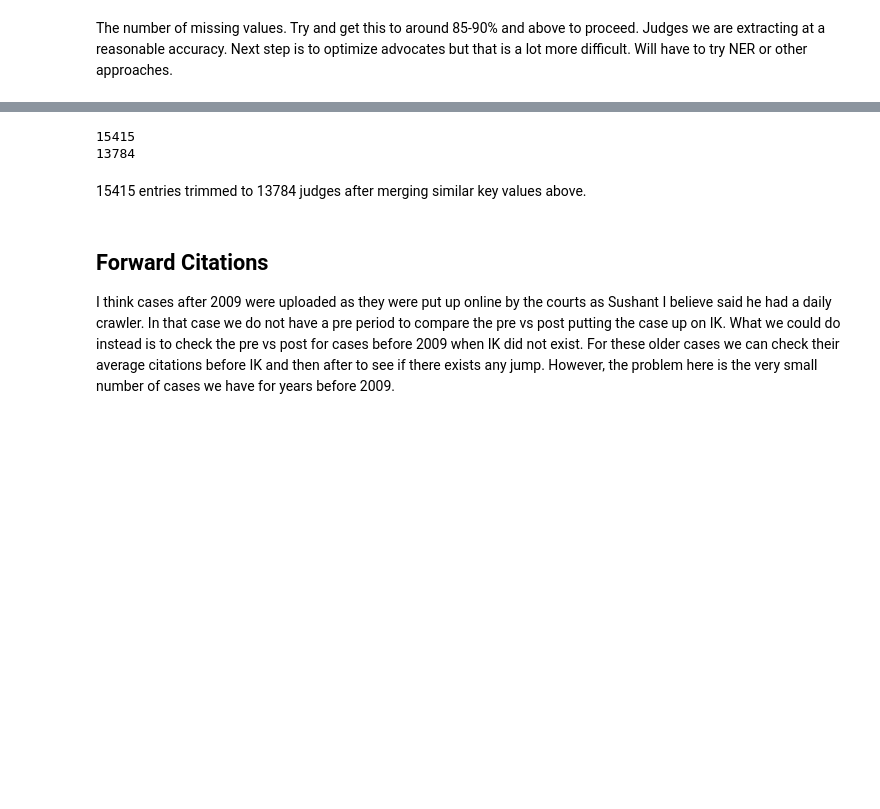
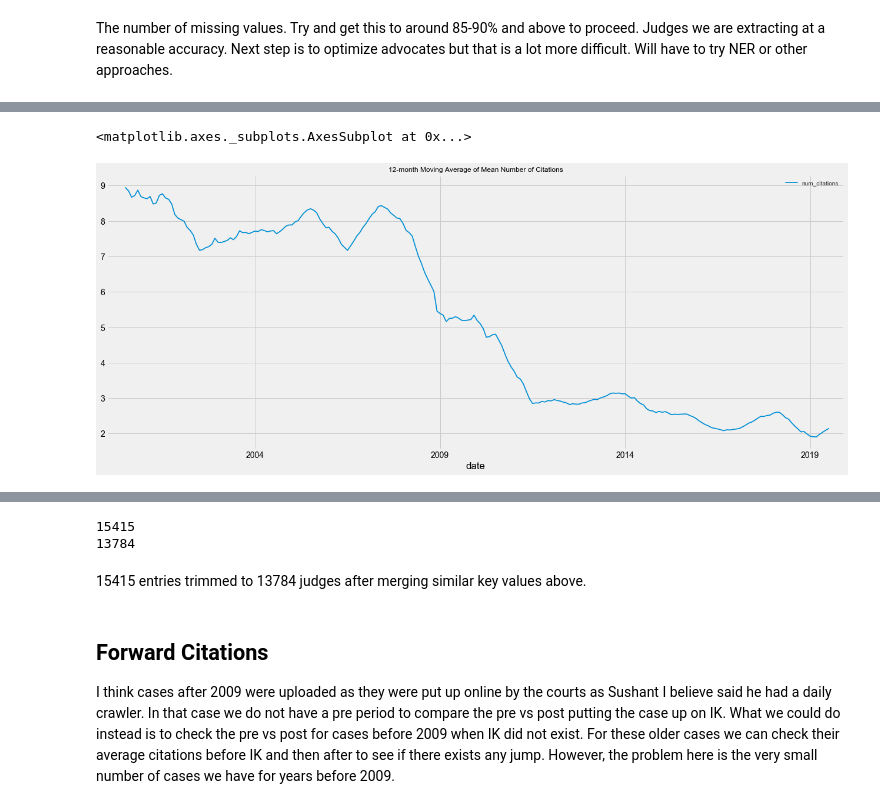
Before and after one commit to nixonpj/dime_ik, a Jupyter notebook: kanoon/kanoon_viz.ipynb, the cells around one changed output, grey strips where cells are left out. Saved outputs shown, nothing was run; the diff lists cells and outputs as text; code cells hidden in the pictures; blank space fills up the shorter version.

```diff
--- a/kanoon/kanoon_viz.ipynb
+++ b/kanoon/kanoon_viz.ipynb
@@ -376,0 +234,12 @@ dtype: int64
+# %%
+month_year_group = df.groupby(df.date.dt.strftime('%B-%Y'))
+# %%
+fig, ax = plt.subplots()
+plt.style.use('seaborn')
+mean_citations_monthly = pd.DataFrame(month_year_group['num_citations'].mean())
+mean_citations_monthly.index = pd.to_datetime(mean_citations_monthly.index)
+mean_citations_monthly.sort_index(inplace=True)
+mean_citations_monthly.rolling(12, center=True).mean().plot(figsize=(20,8), ax=ax, title='12-month Moving Average of Mean Number of Citations')
+# %% [output]
+<matplotlib.axes._subplots.AxesSubplot at 0x...>
+[figure, added]
```
Also changed, not shown: parts of 44 cells of this notebook, 3 other files.
